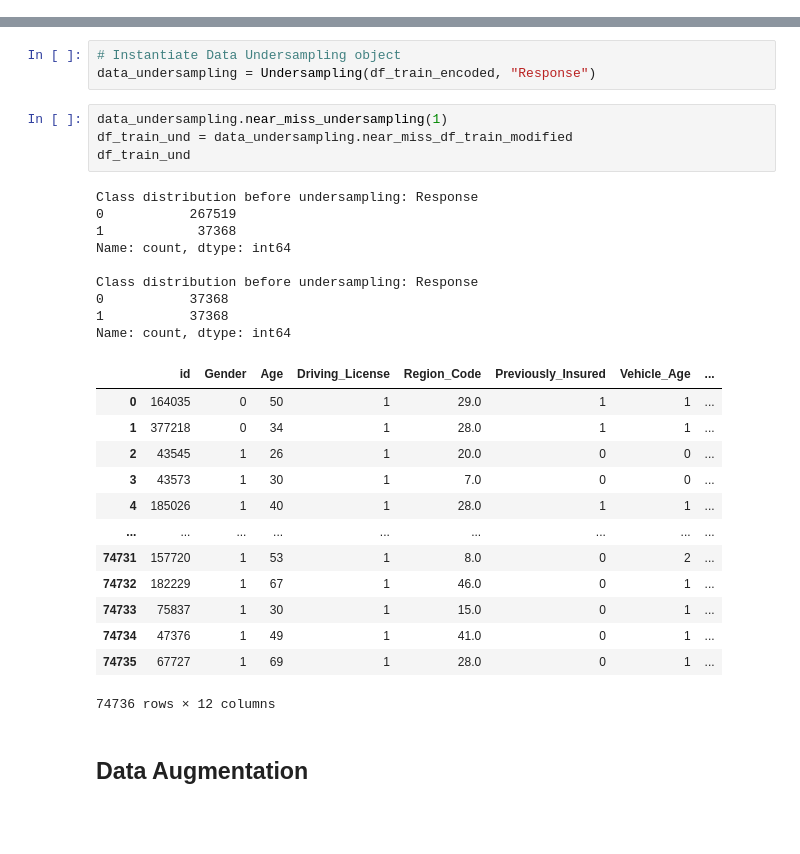
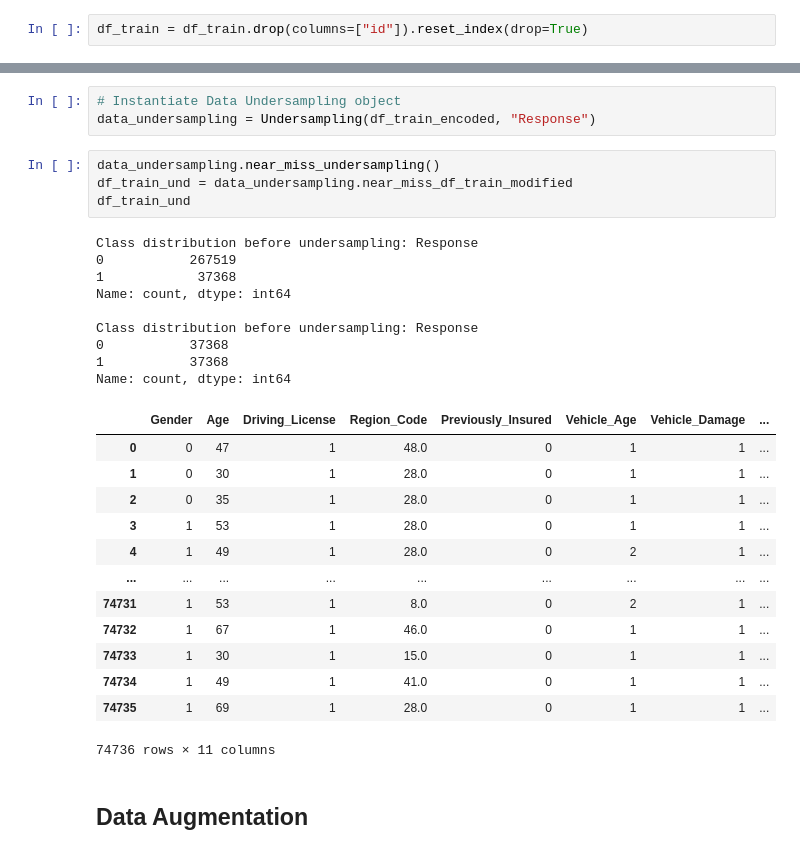
Before and after one commit to HugoTex98/Health-Insurance-Cross-Sell-Prediction, a Jupyter notebook: Health_Insurance_Cross_Sell_Prediction.ipynb, the cells around one changed output, grey strips where cells are left out. Cells and saved outputs as stored; diff of their text form; blank space fills up the shorter version.

```diff
--- a/Health_Insurance_Cross_Sell_Prediction.ipynb
+++ b/Health_Insurance_Cross_Sell_Prediction.ipynb
@@ -1032,3 +1034,5 @@ that are closest to the minority class. There are three variations of NearMiss:
+# %%
+df_train = df_train.drop(columns=["id"]).reset_index(drop=True)
 # %%
 # Instantiate Feature Engineering object
 feature_engineering = FeatureEngineering(df_train)
@@ -1046,32 +1052,32 @@ df_train_encoded = feature_engineering.df
 # Instantiate Data Undersampling object
 data_undersampling = Undersampling(df_train_encoded, "Response")
 # %%
-data_undersampling.near_miss_undersampling(1)
+data_undersampling.near_miss_undersampling()
 df_train_und = data_undersampling.near_miss_df_train_modified
 df_train_und
 # %% [output]
 Class distribution before undersampling: Response
 0           267519
 1            37368
 Name: count, dtype: int64
 
 Class distribution before undersampling: Response
 0           37368
 1           37368
 Name: count, dtype: int64
-|  | id | Gender | Age | Driving_License | Region_Code | Previously_Insured | Vehicle_Age | ... |
-| 0 | 164035 | 0 | 50 | 1 | 29.0 | 1 | 1 | ... |
-| 1 | 377218 | 0 | 34 | 1 | 28.0 | 1 | 1 | ... |
-| 2 | 43545 | 1 | 26 | 1 | 20.0 | 0 | 0 | ... |
-| 3 | 43573 | 1 | 30 | 1 | 7.0 | 0 | 0 | ... |
-| 4 | 185026 | 1 | 40 | 1 | 28.0 | 1 | 1 | ... |
+|  | Gender | Age | Driving_License | Region_Code | Previously_Insured | Vehicle_Age | Vehicle_Damage | ... |
+| 0 | 0 | 47 | 1 | 48.0 | 0 | 1 | 1 | ... |
+| 1 | 0 | 30 | 1 | 28.0 | 0 | 1 | 1 | ... |
+| 2 | 0 | 35 | 1 | 28.0 | 0 | 1 | 1 | ... |
+| 3 | 1 | 53 | 1 | 28.0 | 0 | 1 | 1 | ... |
+| 4 | 1 | 49 | 1 | 28.0 | 0 | 2 | 1 | ... |
 | ... | ... | ... | ... | ... | ... | ... | ... | ... |
-| 74731 | 157720 | 1 | 53 | 1 | 8.0 | 0 | 2 | ... |
-| 74732 | 182229 | 1 | 67 | 1 | 46.0 | 0 | 1 | ... |
-| 74733 | 75837 | 1 | 30 | 1 | 15.0 | 0 | 1 | ... |
-| 74734 | 47376 | 1 | 49 | 1 | 41.0 | 0 | 1 | ... |
-| 74735 | 67727 | 1 | 69 | 1 | 28.0 | 0 | 1 | ... |
+| 74731 | 1 | 53 | 1 | 8.0 | 0 | 2 | 1 | ... |
+| 74732 | 1 | 67 | 1 | 46.0 | 0 | 1 | 1 | ... |
+| 74733 | 1 | 30 | 1 | 15.0 | 0 | 1 | 1 | ... |
+| 74734 | 1 | 49 | 1 | 41.0 | 0 | 1 | 1 | ... |
+| 74735 | 1 | 69 | 1 | 28.0 | 0 | 1 | 1 | ... |
-74736 rows × 12 columns
+74736 rows × 11 columns
 # %% [markdown]
 ## **Data Augmentation**
 # %% [markdown]
```
Also changed, not shown: parts of 12 cells of this notebook.
